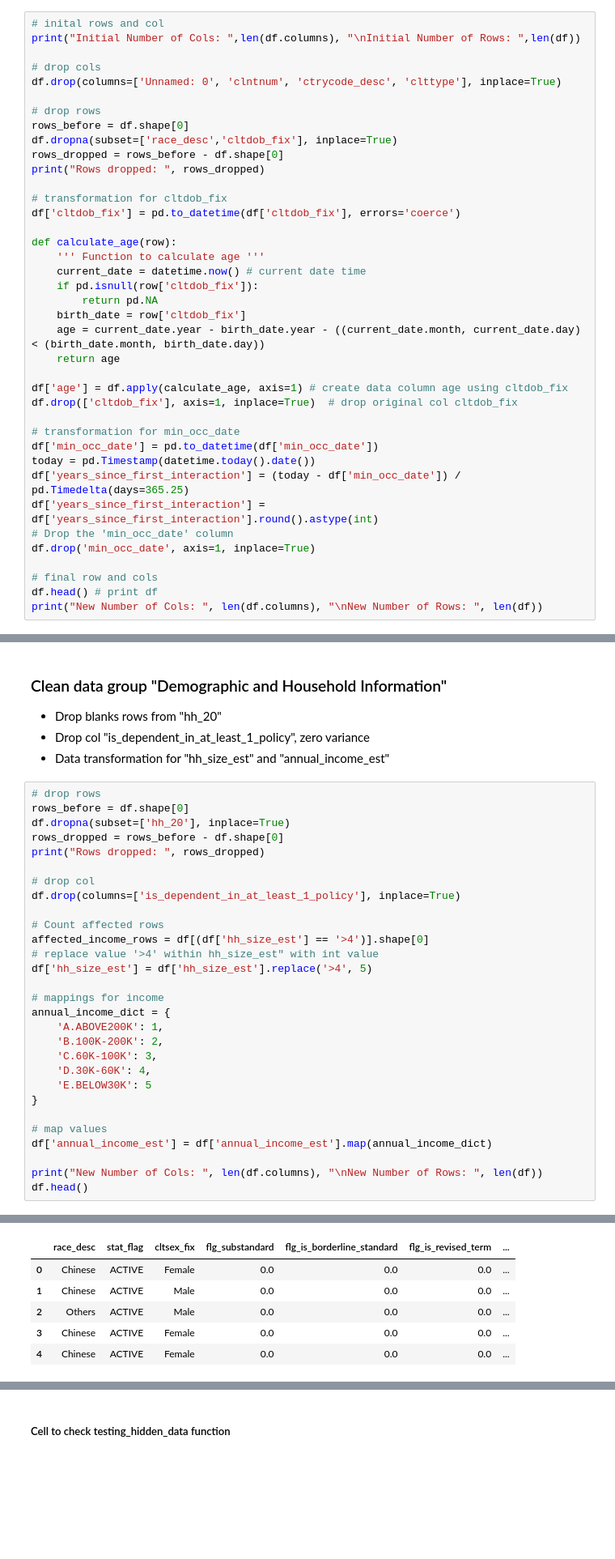
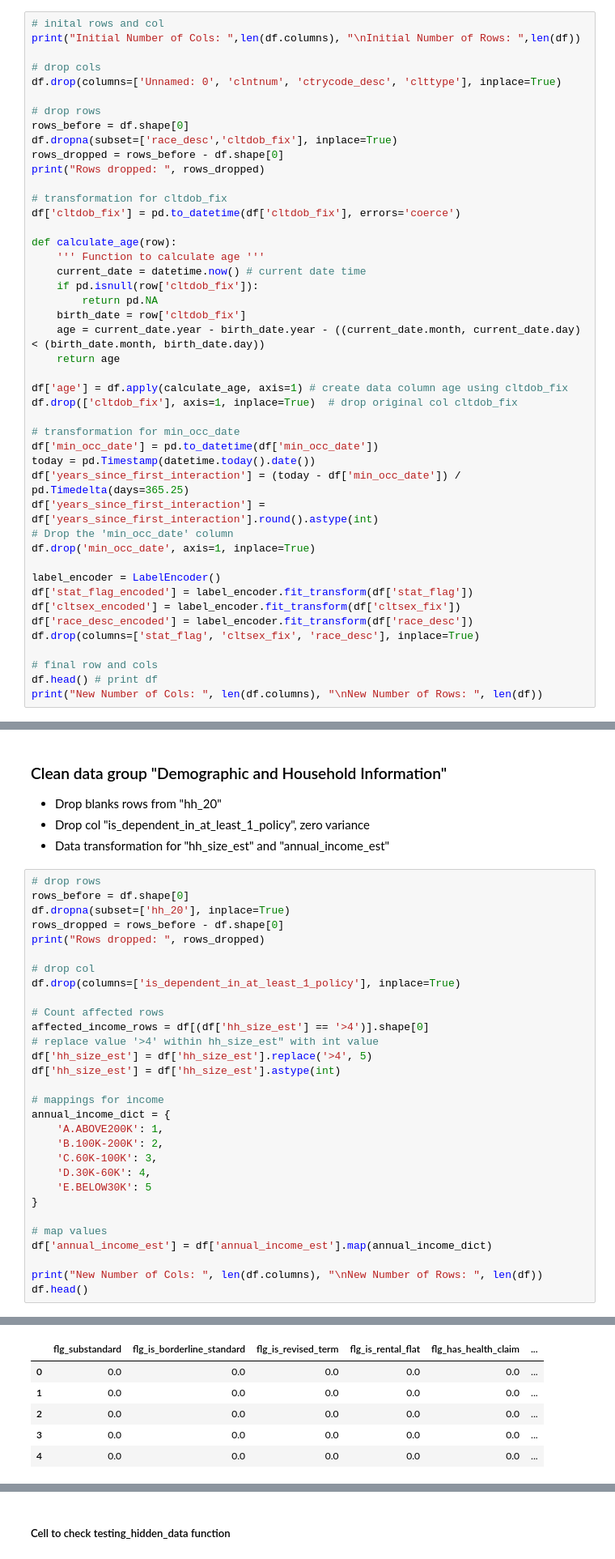
Before and after one commit to TidTad8/NUS-SDS-Datathon-Singlife, a Jupyter notebook: NUS_DATATHON_SINGLIFE_Team AwkBBQ.ipynb, the cells around one changed output, grey strips where cells are left out. Shown: that part at 81% size. Drawn from its saved outputs; the diff is of its cells as text; blank space fills up the shorter version.

```diff
--- a/NUS_DATATHON_SINGLIFE_Team AwkBBQ.ipynb
+++ b/NUS_DATATHON_SINGLIFE_Team AwkBBQ.ipynb
@@ -77,6 +78,12 @@ df['years_since_first_interaction'] = df['years_since_first_interaction'].round(
 # Drop the 'min_occ_date' column
 df.drop('min_occ_date', axis=1, inplace=True)
 
+label_encoder = LabelEncoder()
+df['stat_flag_encoded'] = label_encoder.fit_transform(df['stat_flag'])
+df['cltsex_encoded'] = label_encoder.fit_transform(df['cltsex_fix'])
+df['race_desc_encoded'] = label_encoder.fit_transform(df['race_desc'])
+df.drop(columns=['stat_flag', 'cltsex_fix', 'race_desc'], inplace=True)
+
 # final row and cols
 df.head() # print df
 print("New Number of Cols: ", len(df.columns), "\nNew Number of Rows: ", len(df))
@@ -145,36 +152,37 @@ rows_before = df.shape[0]
 df.dropna(subset=['hh_20'], inplace=True)
 rows_dropped = rows_before - df.shape[0]
 print("Rows dropped: ", rows_dropped)
 
 # drop col
 df.drop(columns=['is_dependent_in_at_least_1_policy'], inplace=True)
 
 # Count affected rows
 affected_income_rows = df[(df['hh_size_est'] == '>4')].shape[0]
 # replace value '>4' within hh_size_est" with int value
 df['hh_size_est'] = df['hh_size_est'].replace('>4', 5)
+df['hh_size_est'] = df['hh_size_est'].astype(int)
 
 # mappings for income
 annual_income_dict = {
     'A.ABOVE200K': 1,
     'B.100K-200K': 2,
     'C.60K-100K': 3,
     'D.30K-60K': 4,
     'E.BELOW30K': 5
 }
 
 # map values
 df['annual_income_est'] = df['annual_income_est'].map(annual_income_dict)
 
 print("New Number of Cols: ", len(df.columns), "\nNew Number of Rows: ", len(df))
 df.head()
 # %% [output]
 Rows dropped:  454
 New Number of Cols:  297
 New Number of Rows:  13182
-|  | race_desc | stat_flag | cltsex_fix | flg_substandard | flg_is_borderline_standard | flg_is_revised_term | ... |
-| 0 | Chinese | ACTIVE | Female | 0.0 | 0.0 | 0.0 | ... |
-| 1 | Chinese | ACTIVE | Male | 0.0 | 0.0 | 0.0 | ... |
-| 2 | Others | ACTIVE | Male | 0.0 | 0.0 | 0.0 | ... |
-| 3 | Chinese | ACTIVE | Female | 0.0 | 0.0 | 0.0 | ... |
-| 4 | Chinese | ACTIVE | Female | 0.0 | 0.0 | 0.0 | ... |
+|  | flg_substandard | flg_is_borderline_standard | flg_is_revised_term | flg_is_rental_flat | flg_has_health_claim | ... |
+| 0 | 0.0 | 0.0 | 0.0 | 0.0 | 0.0 | ... |
+| 1 | 0.0 | 0.0 | 0.0 | 0.0 | 0.0 | ... |
+| 2 | 0.0 | 0.0 | 0.0 | 0.0 | 0.0 | ... |
+| 3 | 0.0 | 0.0 | 0.0 | 0.0 | 0.0 | ... |
+| 4 | 0.0 | 0.0 | 0.0 | 0.0 | 0.0 | ... |
```
Also changed, not shown: parts of 14 cells of this notebook.
